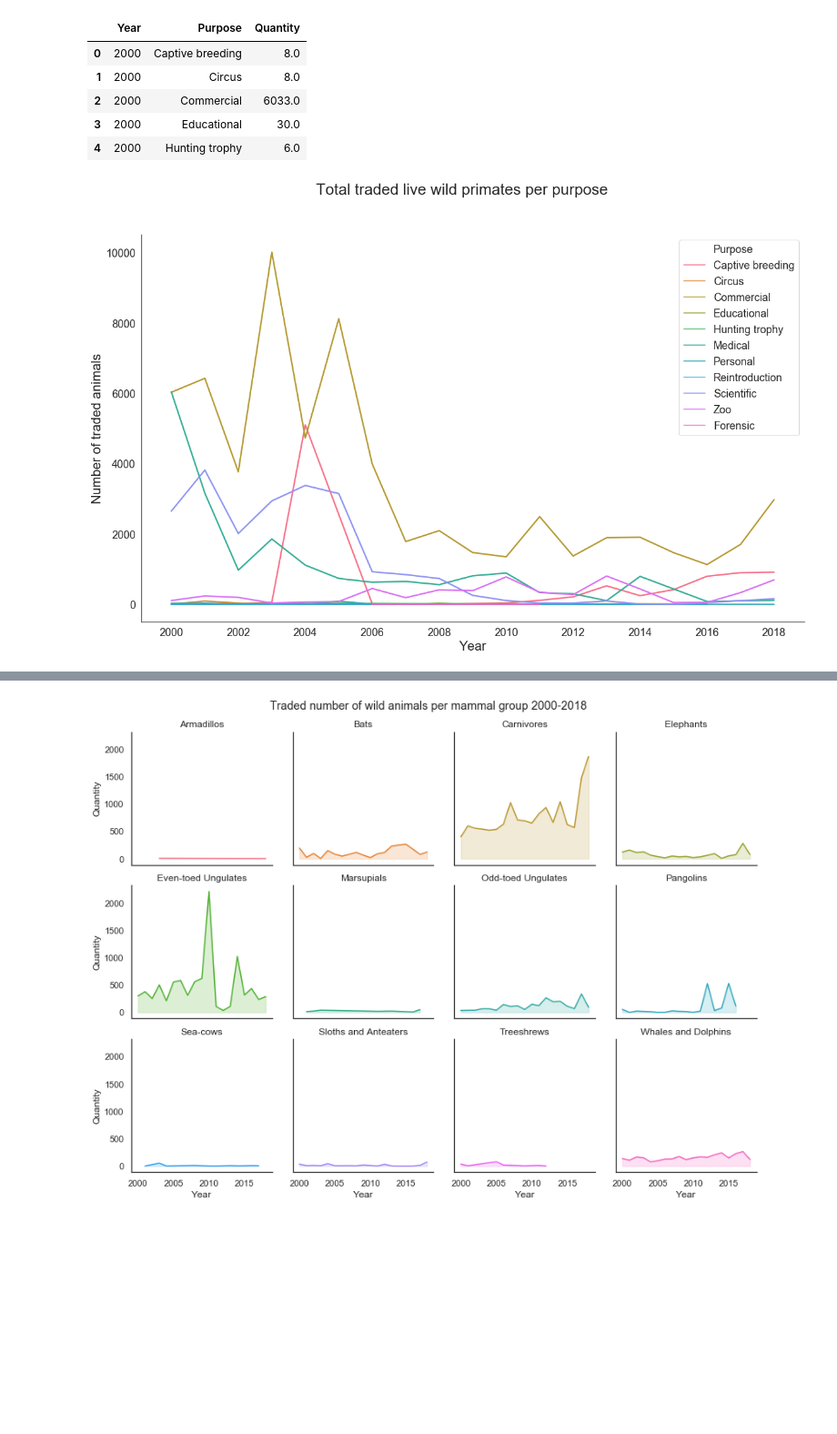
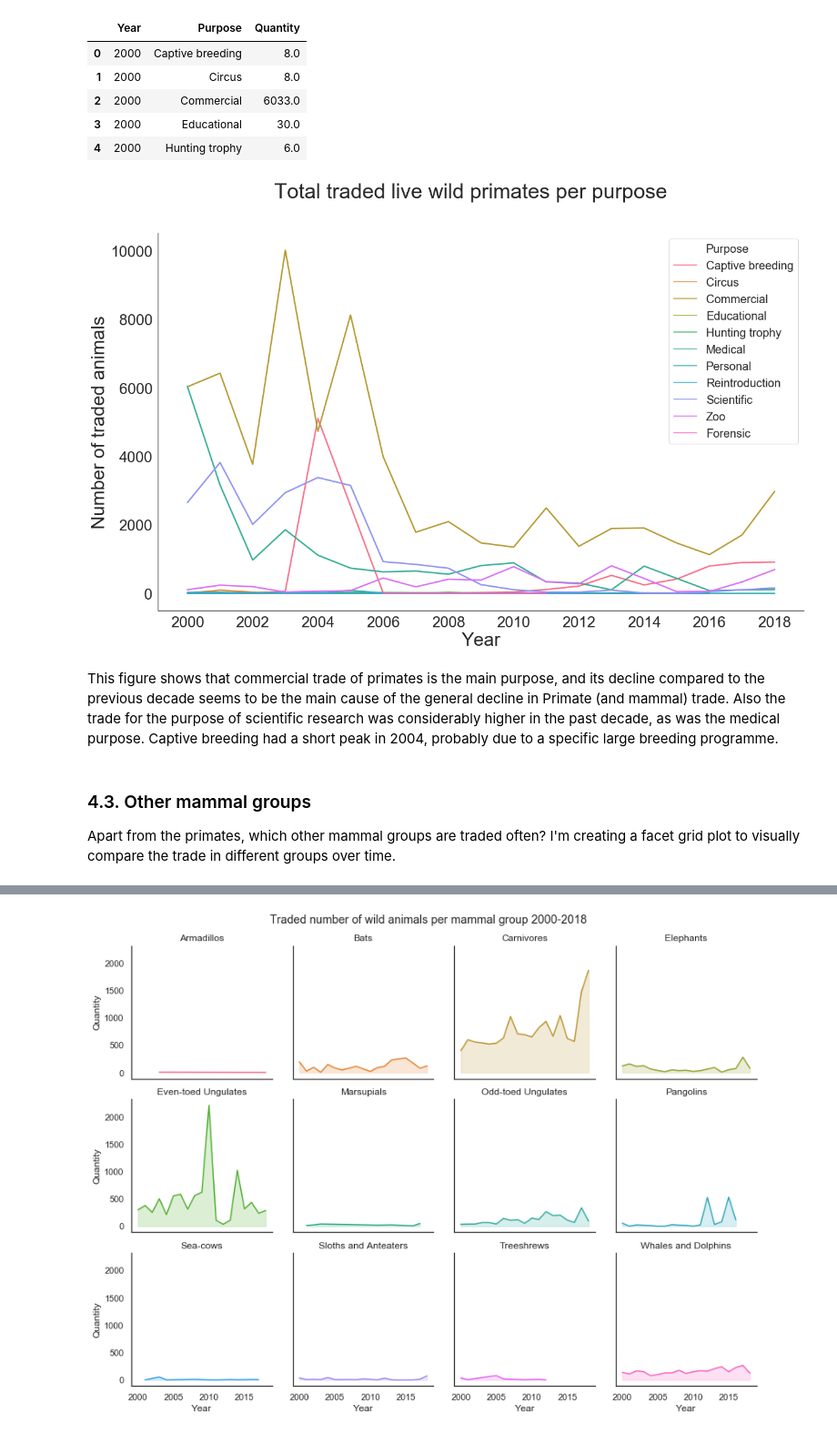
Before and after one commit to paoloironhack/dataptams2020, a Jupyter notebook: projects/Project4_Module2_Final_Project/your-code/Project4_notebook1.ipynb, the cells around one changed output, grey strips where cells are left out. Shown at 91% size. Drawn from its saved outputs; the diff is of its cells as text; code cells hidden in the pictures; blank space fills up the shorter version.

```diff
--- a/projects/Project4_Module2_Final_Project/your-code/Project4_notebook1.ipynb
+++ b/projects/Project4_Module2_Final_Project/your-code/Project4_notebook1.ipynb
@@ -577,29 +605,29 @@ primates_year_purpose.head()
 # %%
 #plot total number of shipped primates per year per purpose
 
 f, ax = plt.subplots(figsize=(20, 12))
 
 sns.lineplot(x = 'Year', y = 'Quantity', hue = 'Purpose', data = primates_year_purpose, linewidth=2.5)
 
-ax.tick_params(axis='both', which='major', labelsize=18)
-ax.tick_params(axis='both', which='minor', labelsize=18)
+ax.tick_params(axis='both', which='major', labelsize=26)
+ax.tick_params(axis='both', which='minor', labelsize=26)
 ax.set_xticks(range(2000, 2020, 2))
 
-ax.legend(loc="upper right", frameon=True, fontsize = 18)
+ax.legend(loc="upper right", frameon=True, fontsize = 20)
 
-plt.xlabel('Year', fontsize=22)
-plt.ylabel('Number of traded animals', fontsize=22)
-plt.suptitle('Total traded live wild primates per purpose', fontsize=26)
+plt.xlabel('Year', fontsize=32)
+plt.ylabel('Number of traded animals', fontsize=32)
+plt.suptitle('Total traded live wild primates per purpose', fontsize=36)
 
-# plt.legend(bbox_to_anchor=(1.05, 1), loc=2, borderaxespad=0., fontsize = 18)
-
-#ax.set_xticklabels(ax.get_xticklabels(), rotation=30, ha='right')
-#plt.xticks(rotation=30, ha='right')
 sns.despine()
-
-# conclusion: commercial is most important but less than previous decade, although it seems to go up again
 # %% [output]
-[figure, old version]
+[figure, new version]
+# %% [markdown]
+This figure shows that commercial trade of primates is the main purpose, and its decline compared to the previous decade seems to be the main cause of the general decline in Primate (and mammal) trade. Also the trade for the purpose of scientific research was considerably higher in the past decade, as was the medical purpose. Captive breeding had a short peak in 2004, probably due to a specific large breeding programme.
+# %% [markdown]
+### 4.3. Other mammal groups
+
+Apart from the primates, which other mammal groups are traded often? I'm creating a facet grid plot to visually compare the trade in different groups over time.
 # %%
 # Create overview for different mammal groups over time
 
```
Also changed, not shown: parts of 75 cells of this notebook.
